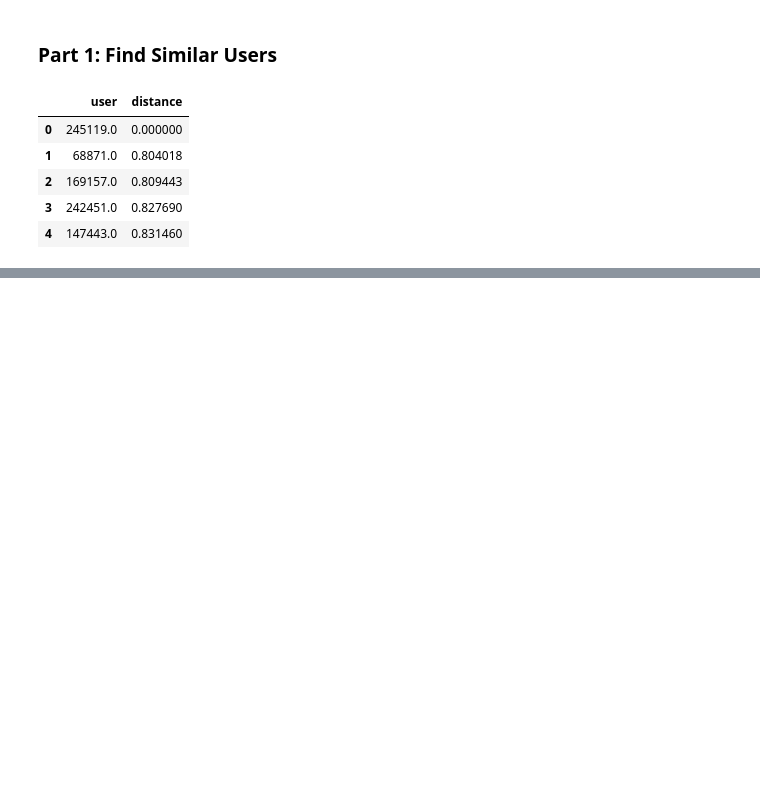
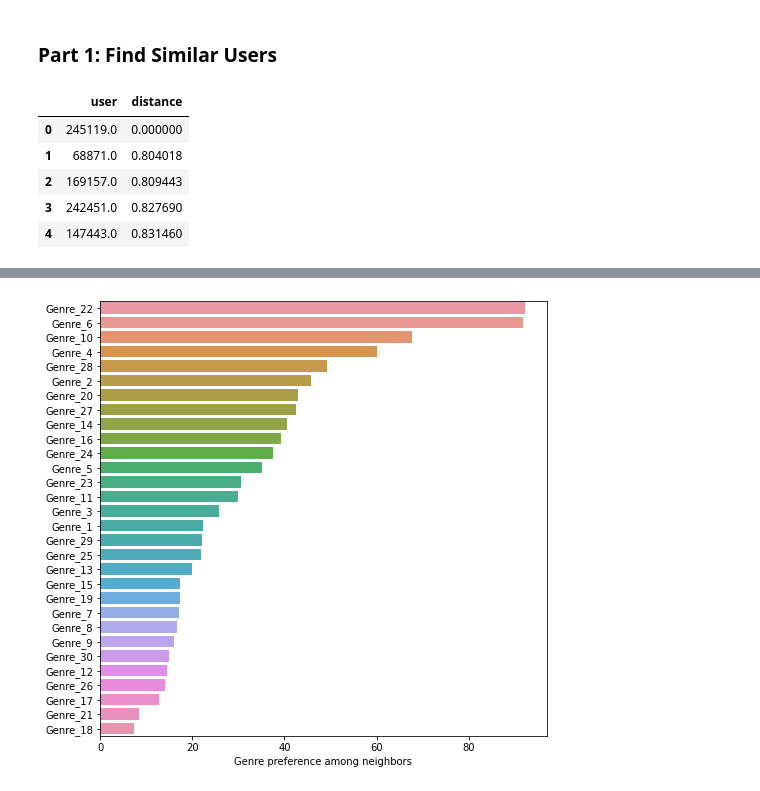
Before and after one commit to mraottth/projects, a Jupyter notebook: Goodreads Book Recommender/book_recommender.ipynb, the cells around one changed output, grey strips where cells are left out. Cells and saved outputs as stored; diff of their text form; code cells hidden in the pictures; blank space fills up the shorter version.

```diff
--- a/Goodreads Book Recommender/book_recommender.ipynb
+++ b/Goodreads Book Recommender/book_recommender.ipynb
@@ -212,3 +216,16 @@ results
 # Filter recommendations by genre, year, popularity
 # %%
 # Recs filtered by genre
+# %%
+# Find top genres
+fig, ax = plt.subplots(figsize=(8,8))
+genre_ranking = pd.DataFrame(neighbor_user_ratings.loc[:, "Genre_1":].sum(axis=0).sort_values(ascending=False))
+sns.barplot(
+    data=genre_ranking,
+    y=genre_ranking.index,
+    x=0
+)
+plt.xlabel("Genre preference among neighbors")
+plt.show()
+# %% [output]
+[figure, added]
```
Also changed, not shown: parts of 8 cells of this notebook.
